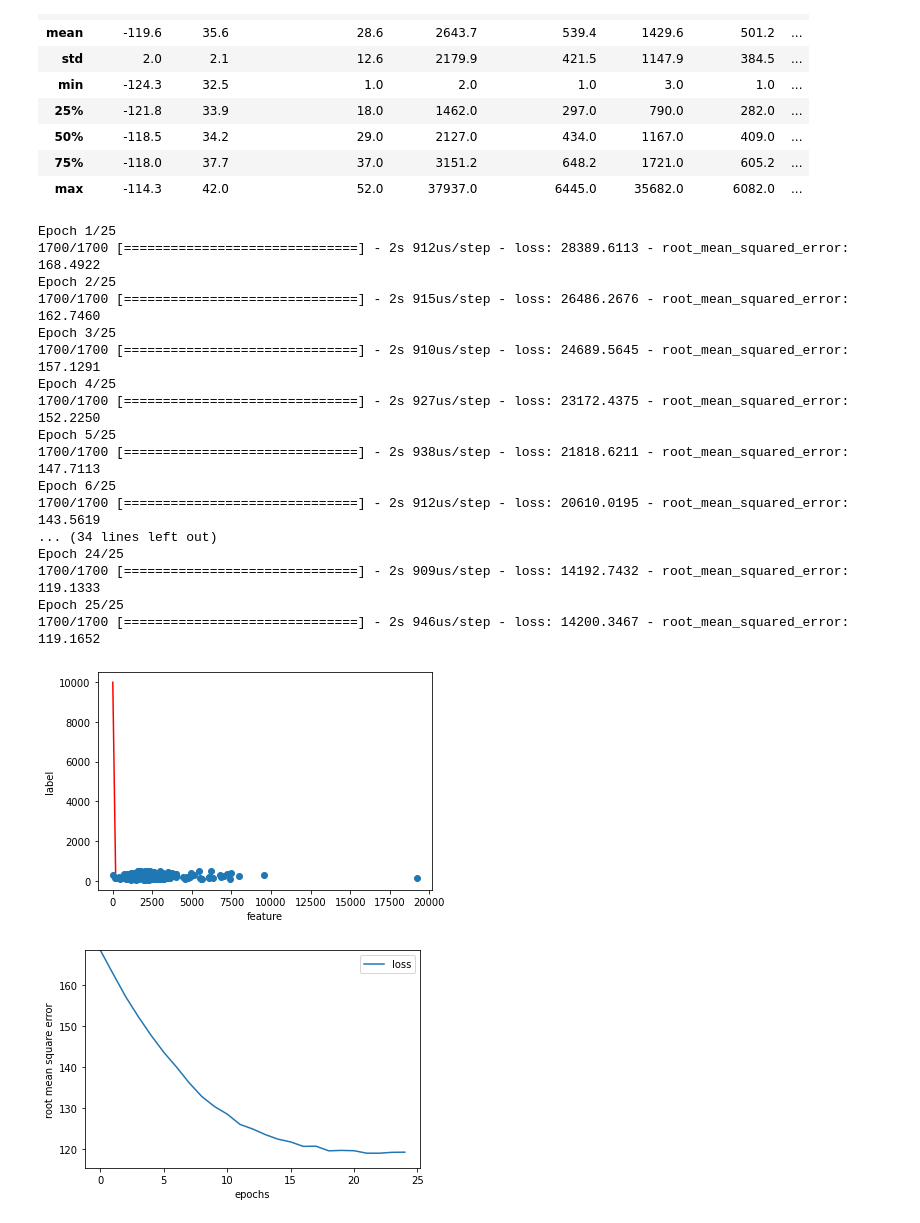
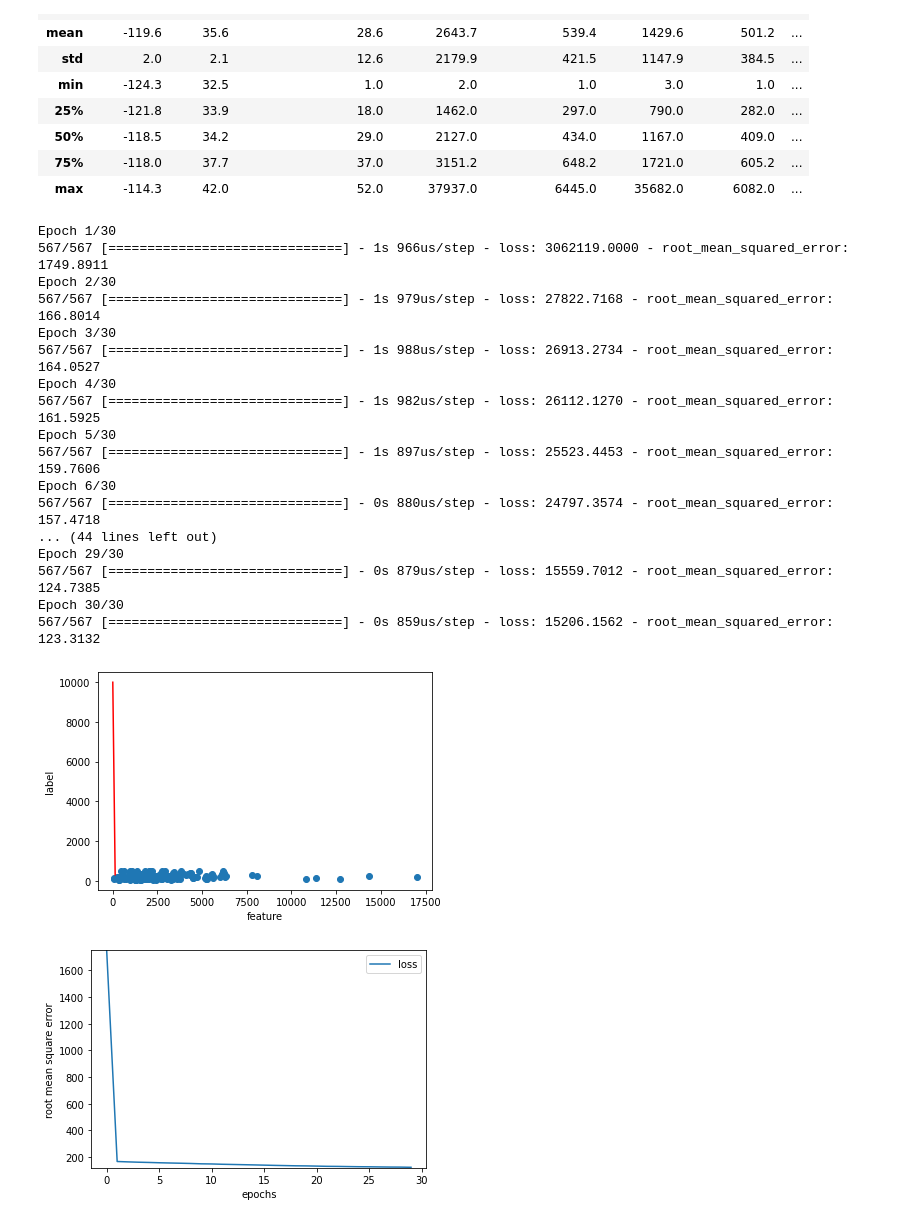
Before and after one commit to DeHawk/TensorFlow, a Jupyter notebook: Linear_Regression_Teras_Real_World_Data.ipynb, the cells around one changed output. Drawn from its saved outputs; the diff is of its cells as text; code cells hidden in the pictures.

```diff
--- a/Linear_Regression_Teras_Real_World_Data.ipynb
+++ b/Linear_Regression_Teras_Real_World_Data.ipynb
@@ -119,40 +119,40 @@ def plot_the_loss_curve(epochs, rmse):
 # %%
 #hyper parameters
 learning_rate = 0.01
-epochs = 25
-batch_size = 10
+epochs = 30
+batch_size = 30
 
 # feature and label columns
 my_feature = "total_rooms"
 my_label = "median_house_value"
 
 # call model developin functions
 my_model = build_model(learning_rate)
 
 weight, bias, epochs, rmse = train_model(my_model, training_df, my_feature, my_label, epochs, batch_size )
 
 #plot the curves
 
 plot_the_model(weight, bias, my_feature, my_label, training_df)
 
 plot_the_loss_curve(epochs, rmse)
 # %% [output]
-Epoch 1/25
-1700/1700 [==============================] - 2s 912us/step - loss: 28389.6113 - root_mean_squared_error: 168.4922
-Epoch 2/25
-1700/1700 [==============================] - 2s 915us/step - loss: 26486.2676 - root_mean_squared_error: 162.7460
-Epoch 3/25
-1700/1700 [==============================] - 2s 910us/step - loss: 24689.5645 - root_mean_squared_error: 157.1291
-Epoch 4/25
-1700/1700 [==============================] - 2s 927us/step - loss: 23172.4375 - root_mean_squared_error: 152.2250
-Epoch 5/25
-1700/1700 [==============================] - 2s 938us/step - loss: 21818.6211 - root_mean_squared_error: 147.7113
-Epoch 6/25
-1700/1700 [==============================] - 2s 912us/step - loss: 20610.0195 - root_mean_squared_error: 143.5619
-... (34 lines left out)
-Epoch 24/25
-1700/1700 [==============================] - 2s 909us/step - loss: 14192.7432 - root_mean_squared_error: 119.1333
-Epoch 25/25
-1700/1700 [==============================] - 2s 946us/step - loss: 14200.3467 - root_mean_squared_error: 119.1652
+Epoch 1/30
+567/567 [==============================] - 1s 966us/step - loss: 3062119.0000 - root_mean_squared_error: 1749.8911
+Epoch 2/30
+567/567 [==============================] - 1s 979us/step - loss: 27822.7168 - root_mean_squared_error: 166.8014
+Epoch 3/30
+567/567 [==============================] - 1s 988us/step - loss: 26913.2734 - root_mean_squared_error: 164.0527
+Epoch 4/30
+567/567 [==============================] - 1s 982us/step - loss: 26112.1270 - root_mean_squared_error: 161.5925
+Epoch 5/30
+567/567 [==============================] - 1s 897us/step - loss: 25523.4453 - root_mean_squared_error: 159.7606
+Epoch 6/30
+567/567 [==============================] - 0s 880us/step - loss: 24797.3574 - root_mean_squared_error: 157.4718
+... (44 lines left out)
+Epoch 29/30
+567/567 [==============================] - 0s 879us/step - loss: 15559.7012 - root_mean_squared_error: 124.7385
+Epoch 30/30
+567/567 [==============================] - 0s 859us/step - loss: 15206.1562 - root_mean_squared_error: 123.3132
-[figure, old version]
+[figure, new version]
-[figure, old version]
+[figure, new version]
```
Also changed, not shown: parts of 4 cells of this notebook.
